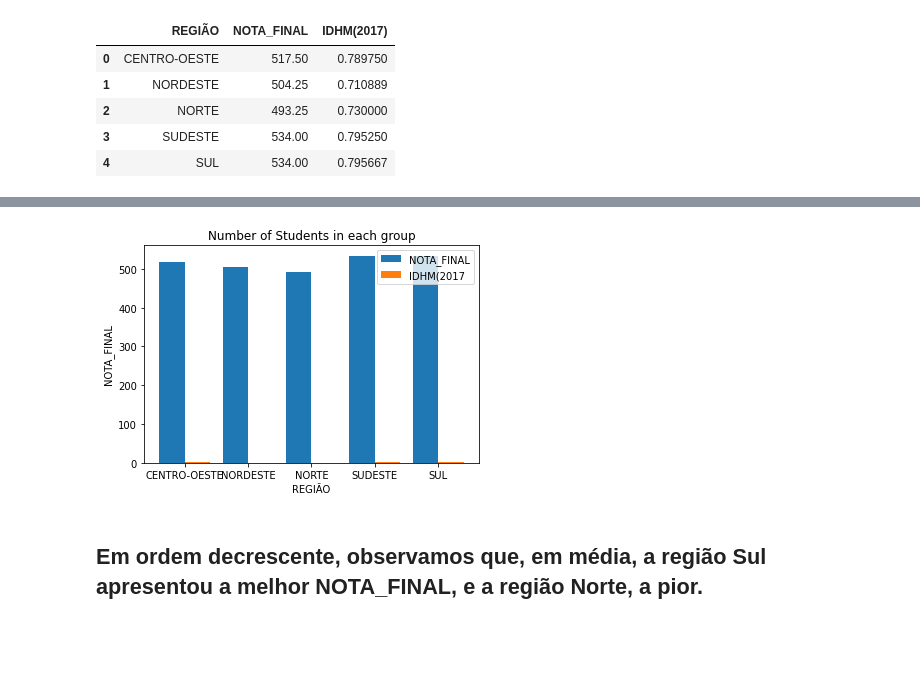
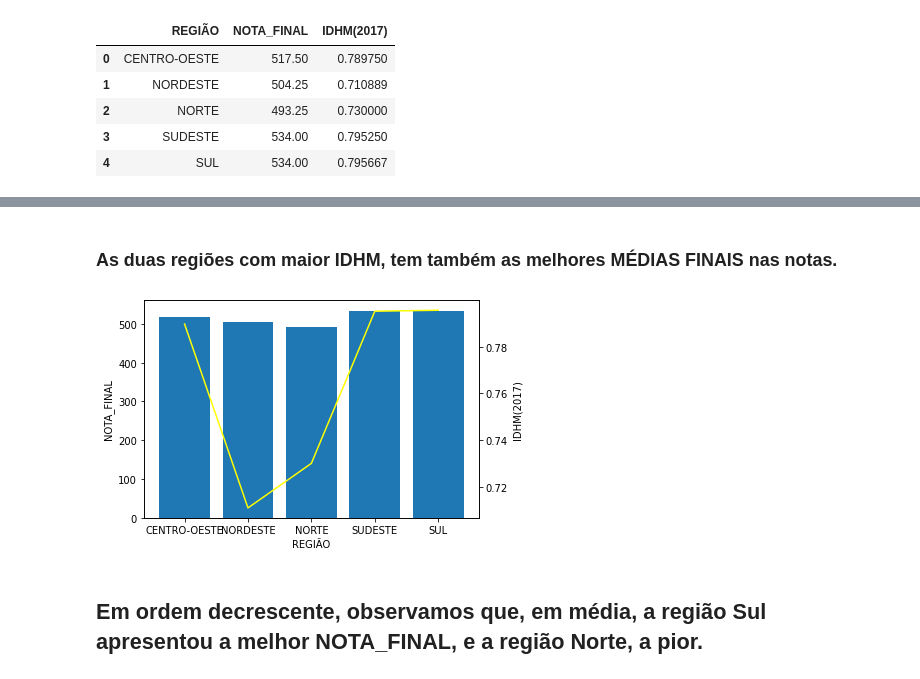
Before and after one commit to audreymoreira/case_ENEM_2017, a Jupyter notebook: Vistas_do_ENEM_2017.ipynb, the cells around one changed output, grey strips where cells are left out. Saved outputs shown, nothing was run; the diff lists cells and outputs as text; code cells hidden in the pictures; blank space fills up the shorter version.

```diff
--- a/Vistas_do_ENEM_2017.ipynb
+++ b/Vistas_do_ENEM_2017.ipynb
@@ -428,14 +428,3 @@ media_por_regiao
 | 2 | NORTE | 493.25 | 0.730000 |
 | 3 | SUDESTE | 534.00 | 0.795250 |
 | 4 | SUL | 534.00 | 0.795667 |
-# %%
-media_por_regiao['REGIÃO'] = media_por_regiao['REGIÃO'].astype(str)
-media_por_regiao['NOTA_FINAL'] = media_por_regiao['NOTA_FINAL'].astype(float)
-media_por_regiao['IDHM(2017)'] = media_por_regiao['IDHM(2017)'].astype(float)
-
-plt.figure(figsize = (16, 10))
-
-media_por_regiao.plot(x='REGIÃO',
-        kind='bar',
-        stacked=False,
-        title='Nota Média Final por IDHM por REGIÃO')
@@ -446,21 +431,19 @@ media_por_regiao.plot(x='REGIÃO',
-# %%
-X = media_por_regiao['REGIÃO']
-Y = media_por_regiao['NOTA_FINAL']
-Z = media_por_regiao['IDHM(2017)']
-
-X_axis = np.arange(len(X))
-
-plt.bar(X_axis - 0.2, Y, 0.4, label = 'NOTA_FINAL')
-plt.bar(X_axis + 0.2, Z, 0.4, label = 'IDHM(2017')
-
-plt.xticks(X_axis, X)
-plt.xlabel("REGIÃO")
-plt.ylabel("NOTA_FINAL")
-plt.title("Number of Students in each group")
-plt.legend()
-plt.show()
-# %% [output]
-[figure, removed]
+# %% [markdown]
+### As duas regiões com maior IDHM, tem também as melhores MÉDIAS FINAIS nas notas.
+# %%
+fig,ax = plt.subplots()
+
+ax.bar('REGIÃO', 'NOTA_FINAL', data = media_por_regiao)
+ax.set_xlabel('REGIÃO')
+ax.set_ylabel('NOTA_FINAL')
+
+ax2 = ax.twinx()
+ax2.plot('REGIÃO', 'IDHM(2017)', data = media_por_regiao, color='yellow')
+ax2.set_ylabel('IDHM(2017)')
+
+plt.title = ('Nota Média Final por IDHM por REGIÃO')
+# %% [output]
+[figure, added]
 # %% [markdown]
 ## Em ordem decrescente, observamos que, em média, a região Sul apresentou a melhor NOTA_FINAL, e a região Norte, a pior.
 # %%
```
Also changed, not shown: parts of 10 cells of this notebook.
